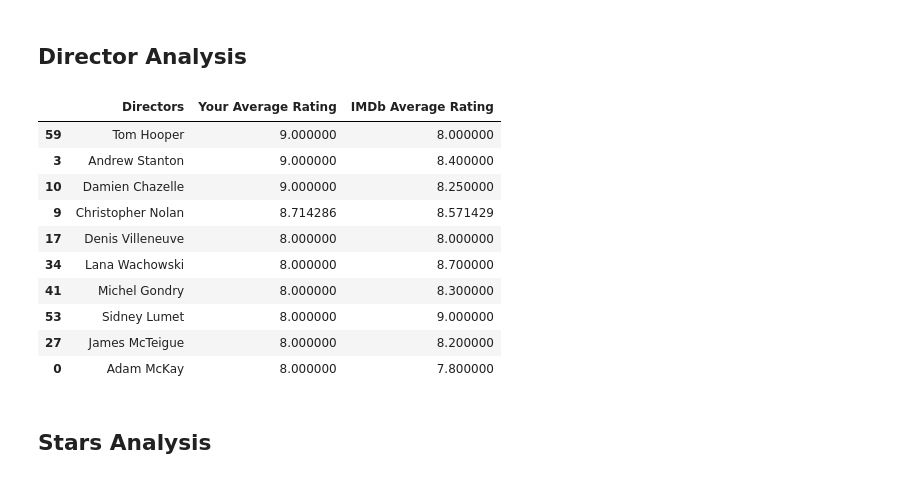
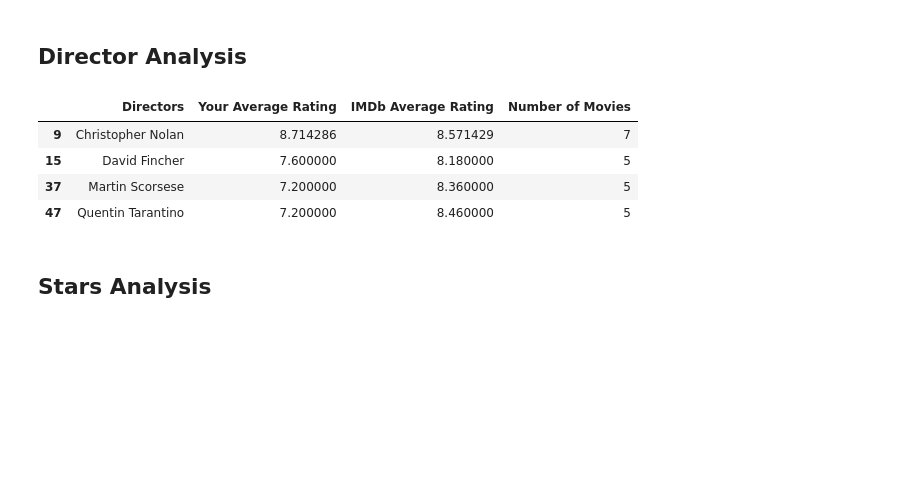
Before and after one commit to suat0/CS210, a Jupyter notebook: CS210 Project.ipynb, the cells around one changed output. Cells and saved outputs as stored; diff of their text form; code cells hidden in the pictures; blank space fills up the shorter version.

```diff
--- a/CS210 Project.ipynb
+++ b/CS210 Project.ipynb
@@ -207,34 +207,32 @@ plt.show()
 # %% [markdown]
 ## Director Analysis
 # %%
-df_directors = df['Directors'].str.split(', ').apply(lambda d: d if isinstance(d, list) else []).explode().reset_index()
+df_directors = df['Directors'].str.split(', ').explode().reset_index()
 df_directors = df_directors.join(df[['Your Rating', 'IMDb Rating', 'Title']], on='index')
 df_directors.drop('index', axis=1, inplace=True)
 
+df_directors['Your Rating'] = pd.to_numeric(df_directors['Your Rating'], errors='coerce')
+df_directors['IMDb Rating'] = pd.to_numeric(df_directors['IMDb Rating'], errors='coerce')
 
-df_directors['Your Rating'] = pd.to_numeric(df_directors['Your Rating'], errors='coerce')
-director_your_rating = df_directors.groupby('Directors')['Your Rating'].mean().sort_values(ascending=False)
-director_imdb_rating = df_directors.groupby('Directors')['IMDb Rating'].mean().sort_values(ascending=False)
+director_your_rating = df_directors.groupby('Directors')['Your Rating'].mean()
+director_imdb_rating = df_directors.groupby('Directors')['IMDb Rating'].mean()
+
+director_movie_count = df_directors.groupby('Directors').size()
 
 df_director_comparison = pd.DataFrame({
     'Your Average Rating': director_your_rating,
-    'IMDb Average Rating': director_imdb_rating
+    'IMDb Average Rating': director_imdb_rating,
+    'Number of Movies': director_movie_count
 }).reset_index()
 
-
-df_director_comparison.sort_values('Your Average Rating', ascending=False).head(10)
+threshold = 3
+df_director_comparison[df_director_comparison['Number of Movies'] > threshold].sort_values('Your Average Rating', ascending=False).head(4)
 # %% [output]
-|  | Directors | Your Average Rating | IMDb Average Rating |
-| 59 | Tom Hooper | 9.000000 | 8.000000 |
-| 3 | Andrew Stanton | 9.000000 | 8.400000 |
-| 10 | Damien Chazelle | 9.000000 | 8.250000 |
-| 9 | Christopher Nolan | 8.714286 | 8.571429 |
-| 17 | Denis Villeneuve | 8.000000 | 8.000000 |
-| 34 | Lana Wachowski | 8.000000 | 8.700000 |
-| 41 | Michel Gondry | 8.000000 | 8.300000 |
-| 53 | Sidney Lumet | 8.000000 | 9.000000 |
-| 27 | James McTeigue | 8.000000 | 8.200000 |
-| 0 | Adam McKay | 8.000000 | 7.800000 |
+|  | Directors | Your Average Rating | IMDb Average Rating | Number of Movies |
+| 9 | Christopher Nolan | 8.714286 | 8.571429 | 7 |
+| 15 | David Fincher | 7.600000 | 8.180000 | 5 |
+| 37 | Martin Scorsese | 7.200000 | 8.360000 | 5 |
+| 47 | Quentin Tarantino | 7.200000 | 8.460000 | 5 |
 # %% [markdown]
 ## Stars Analysis
 # %%
```
Also changed, not shown: parts of 9 cells of this notebook.
